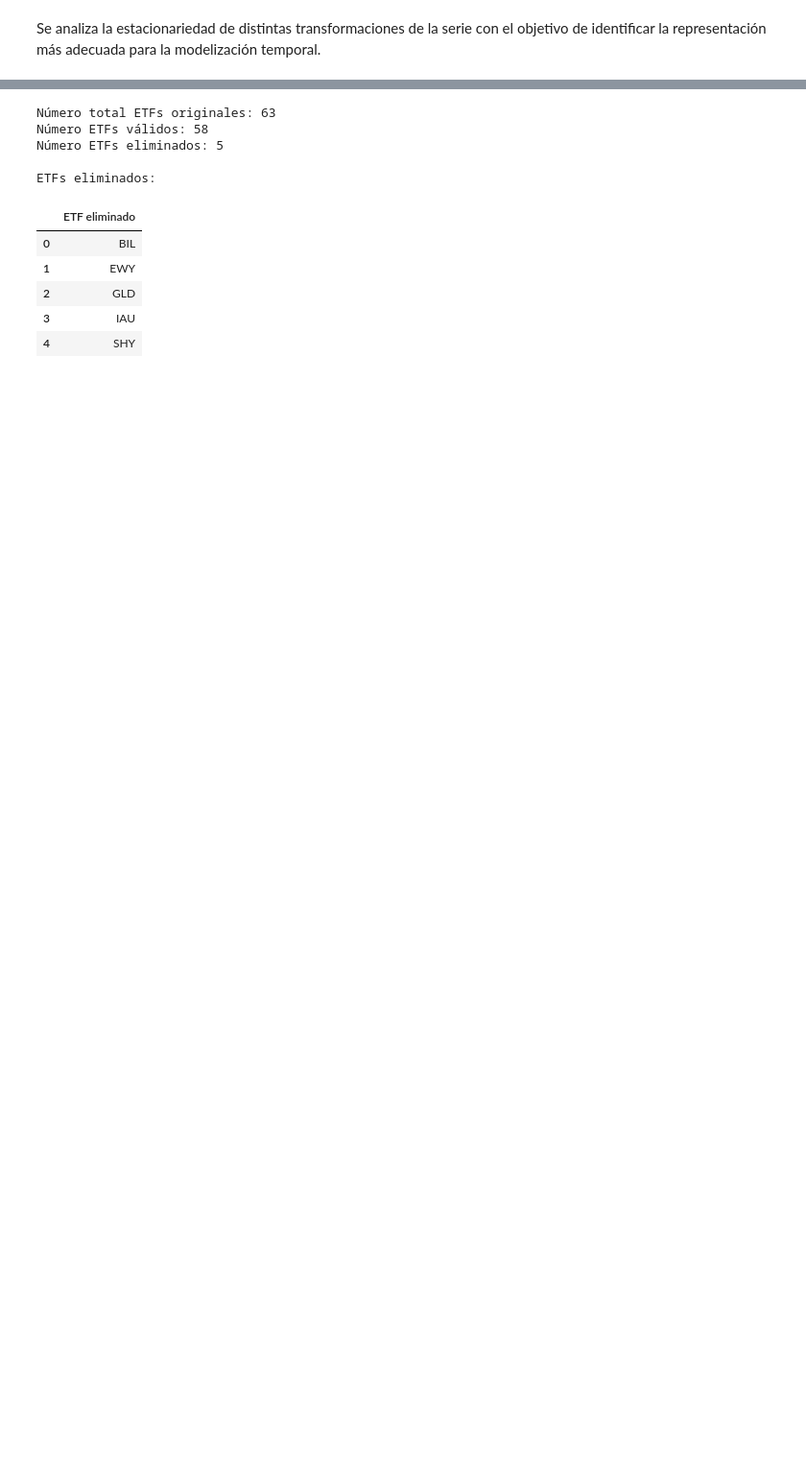
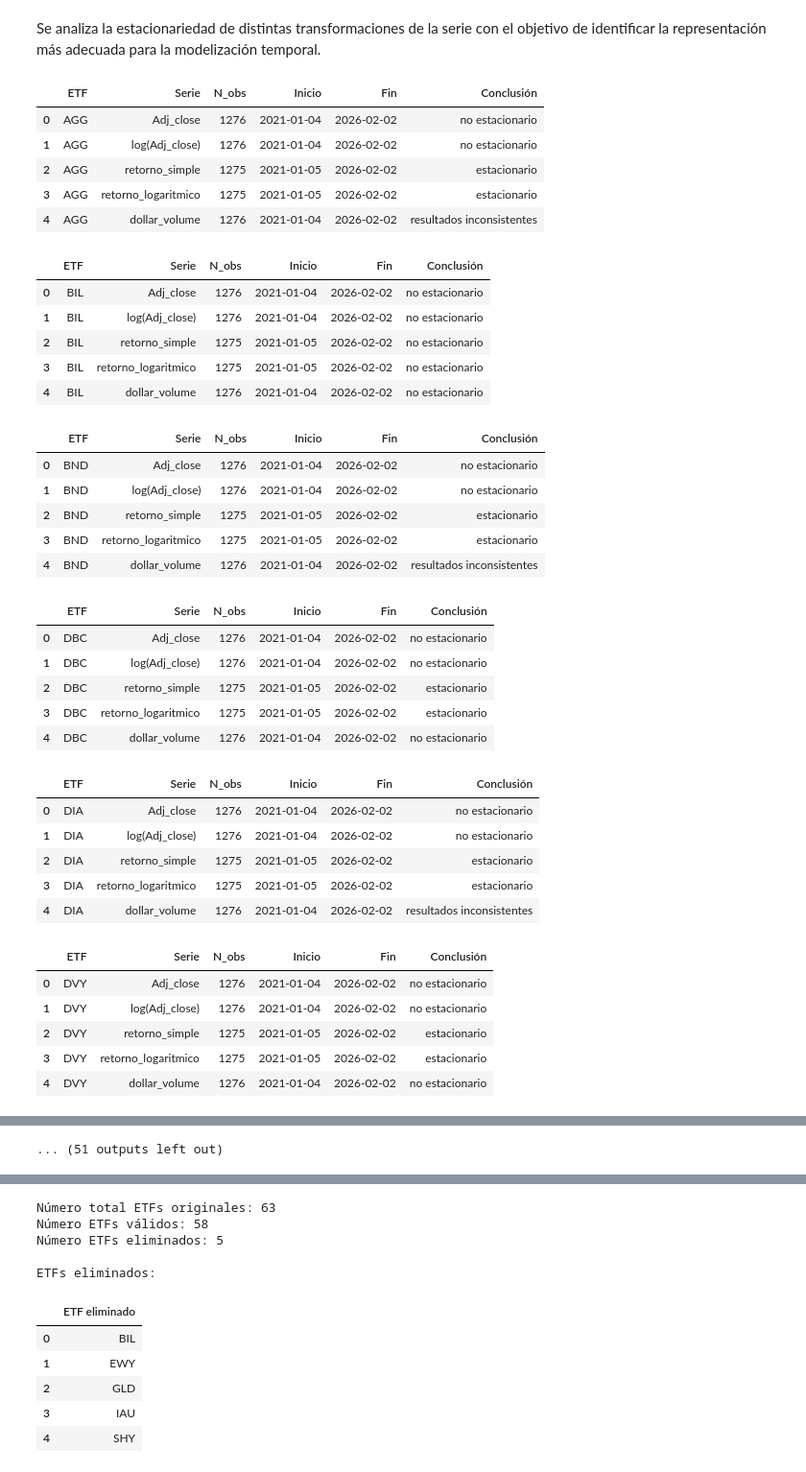
Before and after one commit to aleellord/TFM, a Jupyter notebook: 2.Modelo_Series_Temporales/00_preprocesado_estacionalidad.ipynb, the cells around one changed output, grey strips where cells are left out. Shown at 96% size. Drawn from its saved outputs; the diff is of its cells as text; code cells hidden in the pictures; blank space fills up the shorter version.

```diff
--- a/2.Modelo_Series_Temporales/00_preprocesado_estacionalidad.ipynb
+++ b/2.Modelo_Series_Temporales/00_preprocesado_estacionalidad.ipynb
@@ -58,9 +69,6 @@ def tests_estacionariedad(serie):
 estacionariedad_rows = []
 
 for etf in tickers:
-    # print("\n" + "="*60)
-    # print(f"ETF: {etf}")
-    # print("="*60)
 
     #  Extraer series del ETF
 
@@ -72,33 +80,69 @@ for etf in tickers:
     serie_volume        = volume[etf].dropna()
 
     #  Estacionariedad
-    # print(f"\n--- Estacionariedad ({etf}) ---")
 
     series_a_testear = {
         "Adj_close": serie_adj_close,
         "log(Adj_close)": serie_log_precio,
         "retorno_simple": serie_ret_simple,
         "retorno_logaritmico": serie_ret_log_diff,
         "dollar_volume": serie_dollar_vol,
         "volume": serie_volume
     }
 
     res_est = []
     for nombre, s in series_a_testear.items():
         if len(s) < 50:
             estado = "insuficientes_datos"
         else:
             estado = tests_estacionariedad(s)
 
         row = {
             "ETF": etf,
             "Serie": nombre,
             "N_obs": len(s),
             "Inicio": s.index.min().date(),
             "Fin": s.index.max().date(),
             "Conclusión": estado
         }
         estacionariedad_rows.append(row)
         res_est.append(row)
 
-    # display(pd.DataFrame(res_est).head(2))
+    display(pd.DataFrame(res_est).head())
+# %% [output]
+|  | ETF | Serie | N_obs | Inicio | Fin | Conclusión |
+| 0 | AGG | Adj_close | 1276 | 2021-01-04 | 2026-02-02 | no estacionario |
+| 1 | AGG | log(Adj_close) | 1276 | 2021-01-04 | 2026-02-02 | no estacionario |
+| 2 | AGG | retorno_simple | 1275 | 2021-01-05 | 2026-02-02 | estacionario |
+| 3 | AGG | retorno_logaritmico | 1275 | 2021-01-05 | 2026-02-02 | estacionario |
+| 4 | AGG | dollar_volume | 1276 | 2021-01-04 | 2026-02-02 | resultados inconsistentes |
+|  | ETF | Serie | N_obs | Inicio | Fin | Conclusión |
+| 0 | BIL | Adj_close | 1276 | 2021-01-04 | 2026-02-02 | no estacionario |
+| 1 | BIL | log(Adj_close) | 1276 | 2021-01-04 | 2026-02-02 | no estacionario |
+| 2 | BIL | retorno_simple | 1275 | 2021-01-05 | 2026-02-02 | no estacionario |
+| 3 | BIL | retorno_logaritmico | 1275 | 2021-01-05 | 2026-02-02 | no estacionario |
+| 4 | BIL | dollar_volume | 1276 | 2021-01-04 | 2026-02-02 | no estacionario |
+|  | ETF | Serie | N_obs | Inicio | Fin | Conclusión |
+| 0 | BND | Adj_close | 1276 | 2021-01-04 | 2026-02-02 | no estacionario |
+| 1 | BND | log(Adj_close) | 1276 | 2021-01-04 | 2026-02-02 | no estacionario |
+| 2 | BND | retorno_simple | 1275 | 2021-01-05 | 2026-02-02 | estacionario |
+| 3 | BND | retorno_logaritmico | 1275 | 2021-01-05 | 2026-02-02 | estacionario |
+| 4 | BND | dollar_volume | 1276 | 2021-01-04 | 2026-02-02 | resultados inconsistentes |
+|  | ETF | Serie | N_obs | Inicio | Fin | Conclusión |
+| 0 | DBC | Adj_close | 1276 | 2021-01-04 | 2026-02-02 | no estacionario |
+| 1 | DBC | log(Adj_close) | 1276 | 2021-01-04 | 2026-02-02 | no estacionario |
+| 2 | DBC | retorno_simple | 1275 | 2021-01-05 | 2026-02-02 | estacionario |
+| 3 | DBC | retorno_logaritmico | 1275 | 2021-01-05 | 2026-02-02 | estacionario |
+| 4 | DBC | dollar_volume | 1276 | 2021-01-04 | 2026-02-02 | no estacionario |
+|  | ETF | Serie | N_obs | Inicio | Fin | Conclusión |
+| 0 | DIA | Adj_close | 1276 | 2021-01-04 | 2026-02-02 | no estacionario |
+| 1 | DIA | log(Adj_close) | 1276 | 2021-01-04 | 2026-02-02 | no estacionario |
+| 2 | DIA | retorno_simple | 1275 | 2021-01-05 | 2026-02-02 | estacionario |
+| 3 | DIA | retorno_logaritmico | 1275 | 2021-01-05 | 2026-02-02 | estacionario |
+| 4 | DIA | dollar_volume | 1276 | 2021-01-04 | 2026-02-02 | resultados inconsistentes |
+|  | ETF | Serie | N_obs | Inicio | Fin | Conclusión |
+| 0 | DVY | Adj_close | 1276 | 2021-01-04 | 2026-02-02 | no estacionario |
+| 1 | DVY | log(Adj_close) | 1276 | 2021-01-04 | 2026-02-02 | no estacionario |
+| 2 | DVY | retorno_simple | 1275 | 2021-01-05 | 2026-02-02 | estacionario |
+| 3 | DVY | retorno_logaritmico | 1275 | 2021-01-05 | 2026-02-02 | estacionario |
+| 4 | DVY | dollar_volume | 1276 | 2021-01-04 | 2026-02-02 | no estacionario |
@@ -105 +185,2 @@ for etf in tickers:
+... (51 outputs left out)
 # %% [markdown]
```
Also changed, not shown: parts of 9 cells of this notebook, 11 other files.
